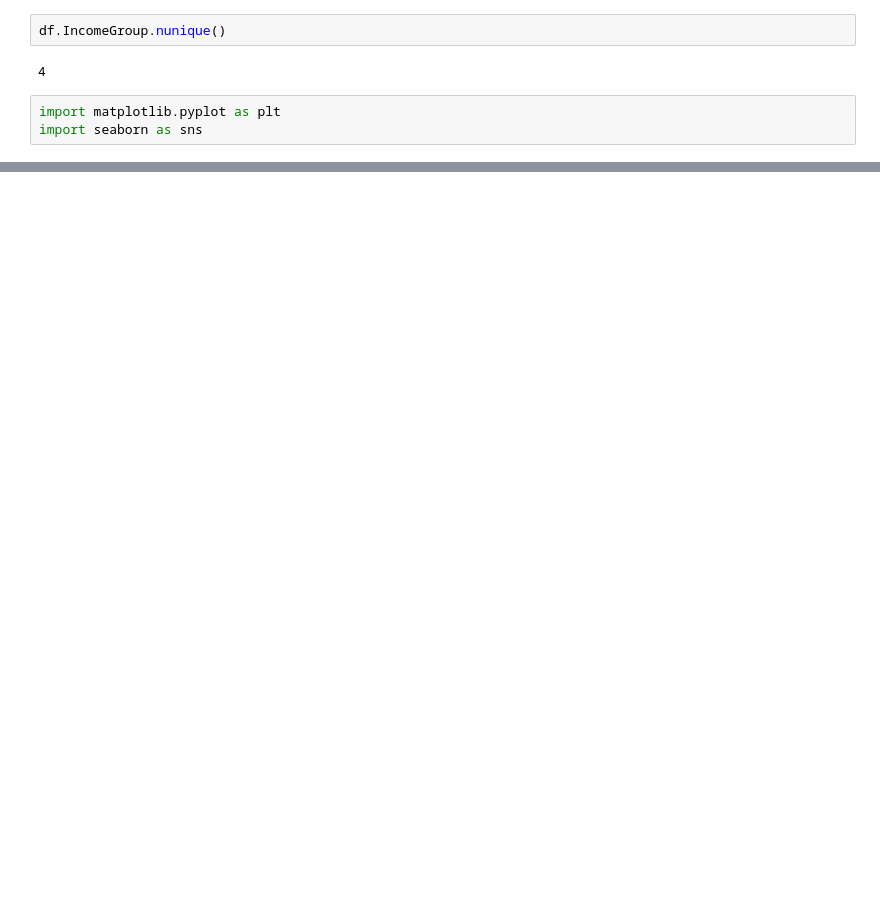
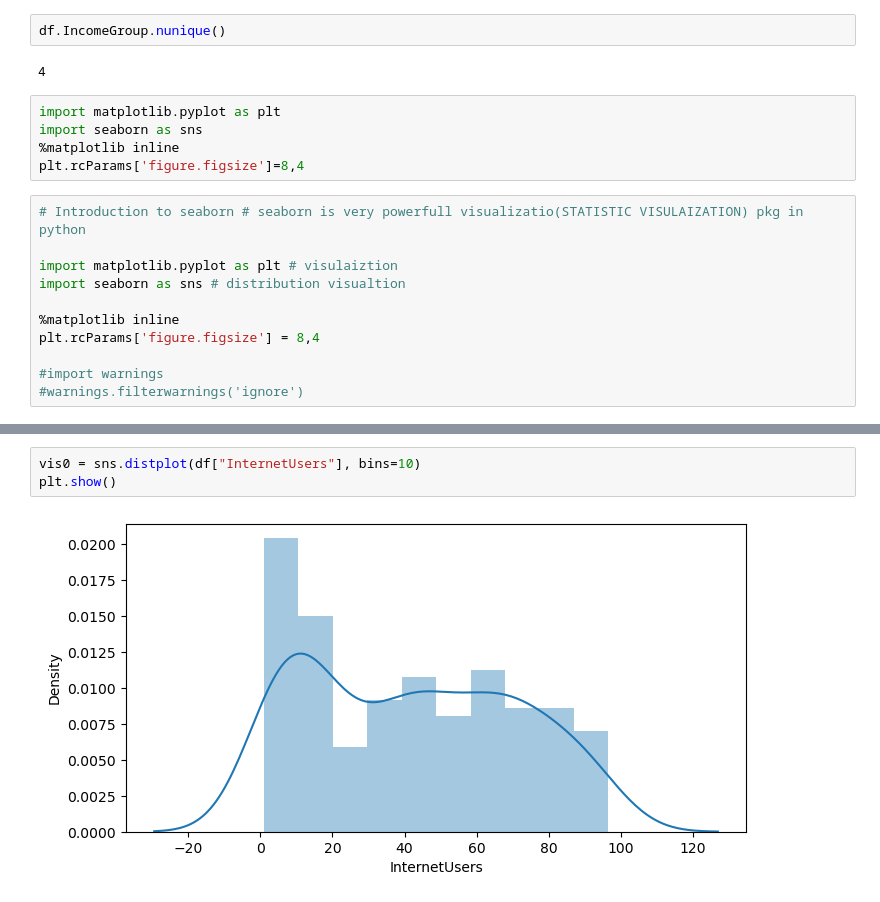
Before and after one commit to Poojashivadi29/python_basics, a Jupyter notebook: P-5, country GDP analysis.ipynb, the cells around one changed output, grey strips where cells are left out. Cells and saved outputs as stored; diff of their text form; blank space fills up the shorter version.

```diff
--- a/P-5, country GDP analysis.ipynb
+++ b/P-5, country GDP analysis.ipynb
@@ -400,3 +408,16 @@ df.IncomeGroup.nunique()
 # %%
 import matplotlib.pyplot as plt
 import seaborn as sns
+%matplotlib inline
+plt.rcParams['figure.figsize']=8,4
+# %%
+# Introduction to seaborn # seaborn is very powerfull visualizatio(STATISTIC VISULAIZATION) pkg in python
+
+import matplotlib.pyplot as plt # visulaiztion
+import seaborn as sns # distribution visualtion
+
+%matplotlib inline
+plt.rcParams['figure.figsize'] = 8,4
+
+#import warnings
+#warnings.filterwarnings('ignore')
@@ -402,0 +443,5 @@ import seaborn as sns
+# %%
+vis0 = sns.distplot(df["InternetUsers"], bins=10)
+plt.show()
+# %% [output]
+[figure, added]
```
Also changed, not shown: parts of 14 cells of this notebook.
